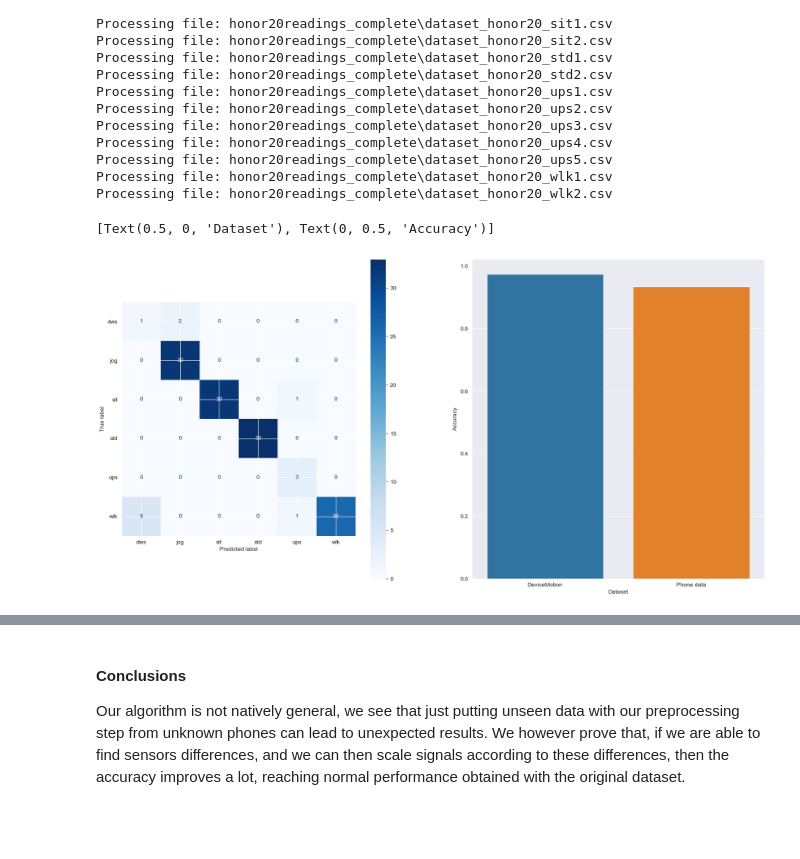
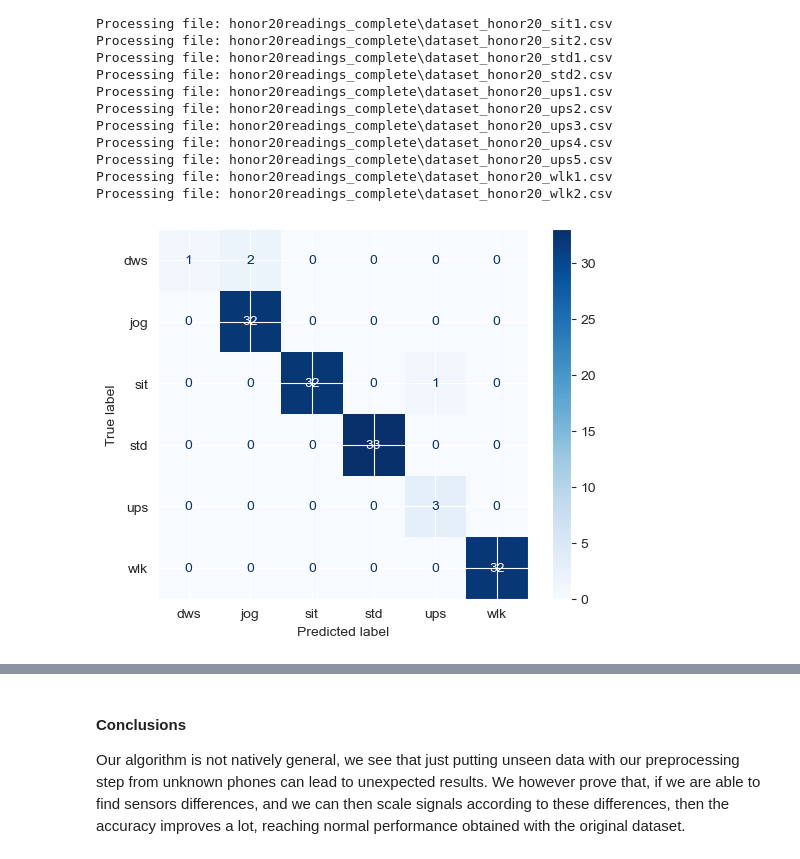
Before and after one commit to Sgazzirro/DataMiningFinale, a Jupyter notebook: LavorettiFinali/phone_readings_classification.ipynb, the cells around one changed output, grey strips where cells are left out. Saved outputs shown, nothing was run; the diff lists cells and outputs as text; code cells hidden in the pictures; blank space fills up the shorter version.

```diff
--- a/LavorettiFinali/phone_readings_classification.ipynb
+++ b/LavorettiFinali/phone_readings_classification.ipynb
@@ -190,28 +190,23 @@ Processing file: honor20readings_complete\dataset_honor20_wlk2.csv
 # %%
 X_test_scaled = df_honor_scaled.drop("class", axis=1)
 y_test_scaled = df_honor_scaled["class"]
 y_pred_scaled = tree_pipe.predict(X_test_scaled)
-f, axes=plt.subplots(1,2,figsize=(20,10))
-ConfusionMatrixDisplay.from_predictions(y_test_scaled, y_pred_scaled, display_labels=df_train["class"].unique(), cmap=plt.cm.Blues, ax=axes[0])
+ConfusionMatrixDisplay.from_predictions(y_test_scaled, y_pred_scaled, display_labels=df_train["class"].unique(), cmap=plt.cm.Blues)
 count=0
 y_test_scaled = y_test_scaled.to_numpy()
 for i in range(0, y_pred_scaled.size):
     if y_pred_scaled[i]==y_test_scaled[i]:
         count+=1
 acc_phone=count/y_pred_scaled.size
 
 
 X_train_dm, X_test_dm, y_train_dm, y_test_dm = train_test_split(X_train, y_train, shuffle=True, random_state=42)
 tree_pipe.fit(X_train_dm, y_train_dm)
 y_pred_dm = tree_pipe.predict(X_test_dm)
 count=0
 for true, predicted in zip(y_test_dm, y_pred_dm):
     if true==predicted:
         count+=1
 acc=count/y_pred_dm.size
-
-ax=sns.barplot(x=["DeviceMotion","Phone data"], y=[acc, acc_phone], ax=axes[1])
-ax.set(xlabel="Dataset", ylabel="Accuracy")
 # %% [output]
-[Text(0.5, 0, 'Dataset'), Text(0, 0.5, 'Accuracy')]
-[figure, old version]
+[figure, new version]
```
Also changed, not shown: parts of 2 cells of this notebook.
